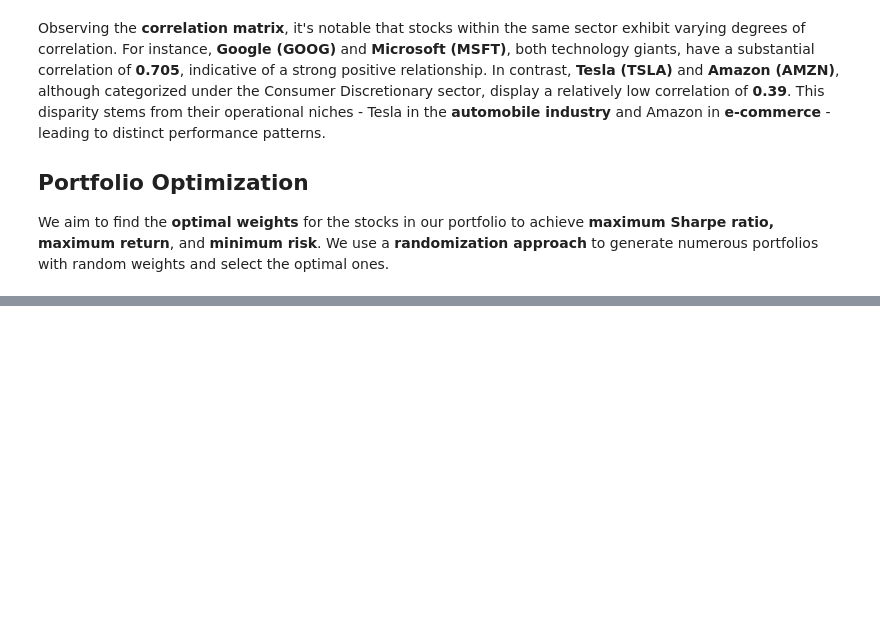
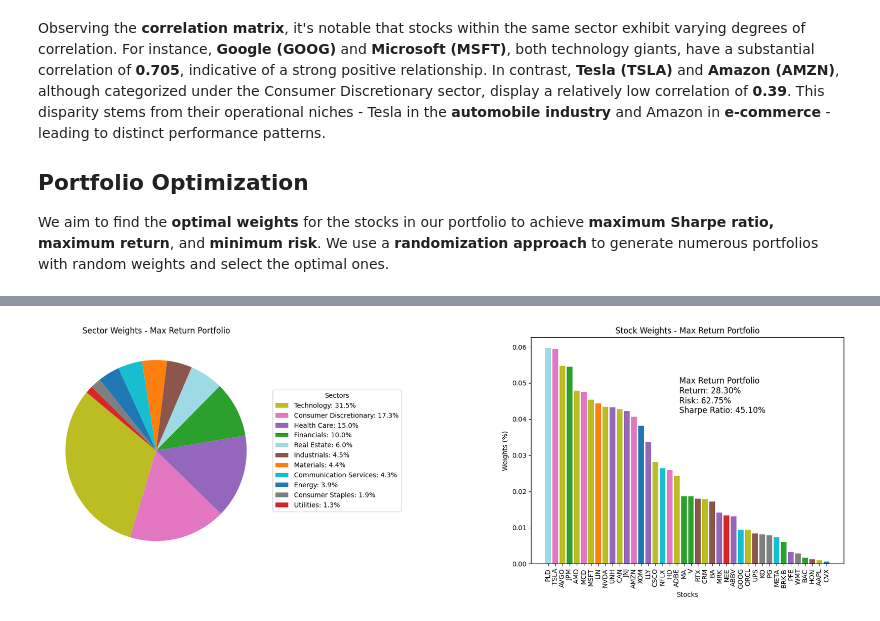
Before and after one commit to Alfredomg7/PortfolioOptimization, a Jupyter notebook: notebook.ipynb, the cells around one changed output, grey strips where cells are left out. Cells and saved outputs as stored; diff of their text form; code cells hidden in the pictures; blank space fills up the shorter version.

```diff
--- a/notebook.ipynb
+++ b/notebook.ipynb
@@ -174,0 +241,11 @@ min_risk_portfolio = portfolios.iloc[portfolios["Risk"].idxmin()]
+# %%
+# Prepare data for Max Return Portfolio
+max_return_data = {
+    'sector_weights': max_return_sector_weights,
+    'stock_weights': max_return_stock_weights,
+}
+
+# Plot weight distribution by sector, by stock and stats for the Max Return Portfolio
+create_portfolio_figure(max_return_data, max_return_portfolio, "Max Return Portfolio", stocks_symbols, symbol_to_sector)
+# %% [output]
+[figure, added]
```
Also changed, not shown: parts of 16 cells of this notebook.
